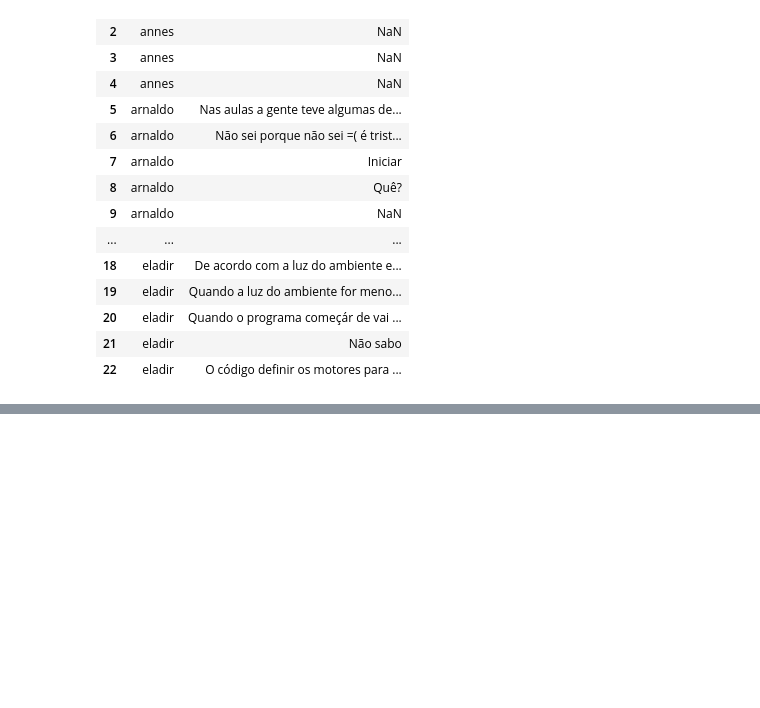
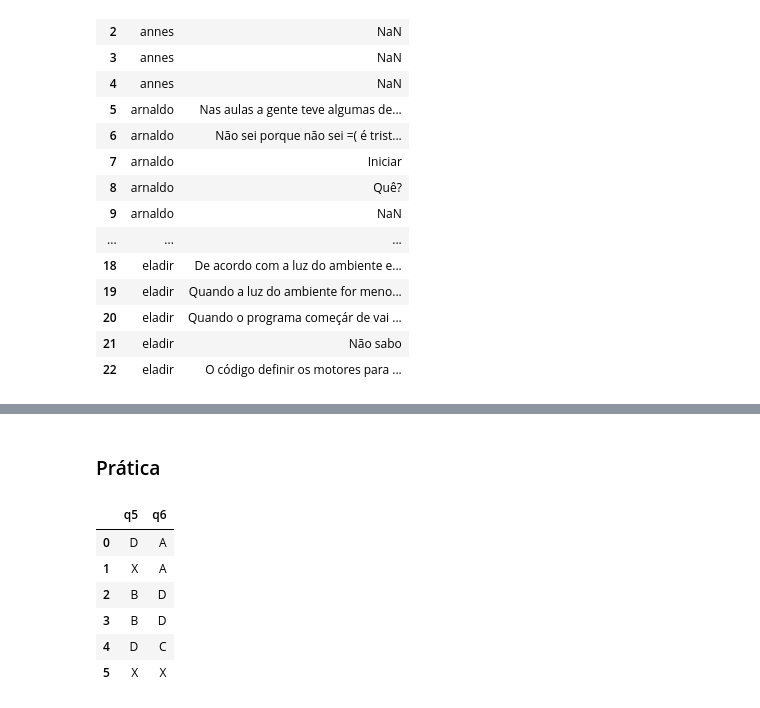
Before and after one commit to GERM-UDESC/questionarios-semestral, a Jupyter notebook: analises.ipynb, the cells around one changed output, grey strips where cells are left out. Saved outputs shown, nothing was run; the diff lists cells and outputs as text; code cells hidden in the pictures; blank space fills up the shorter version.

```diff
--- a/analises.ipynb
+++ b/analises.ipynb
@@ -358,0 +443,15 @@ aberta2
+# %% [markdown]
+### Prática
+# %%
+# X = não respondeu
+
+prova3 = q3_data[["q5", "q6"]]
+prova3
+# %% [output]
+|  | q5 | q6 |
+| 0 | D | A |
+| 1 | X | A |
+| 2 | B | D |
+| 3 | B | D |
+| 4 | D | C |
+| 5 | X | X |
```
Also changed, not shown: parts of 17 cells of this notebook.
